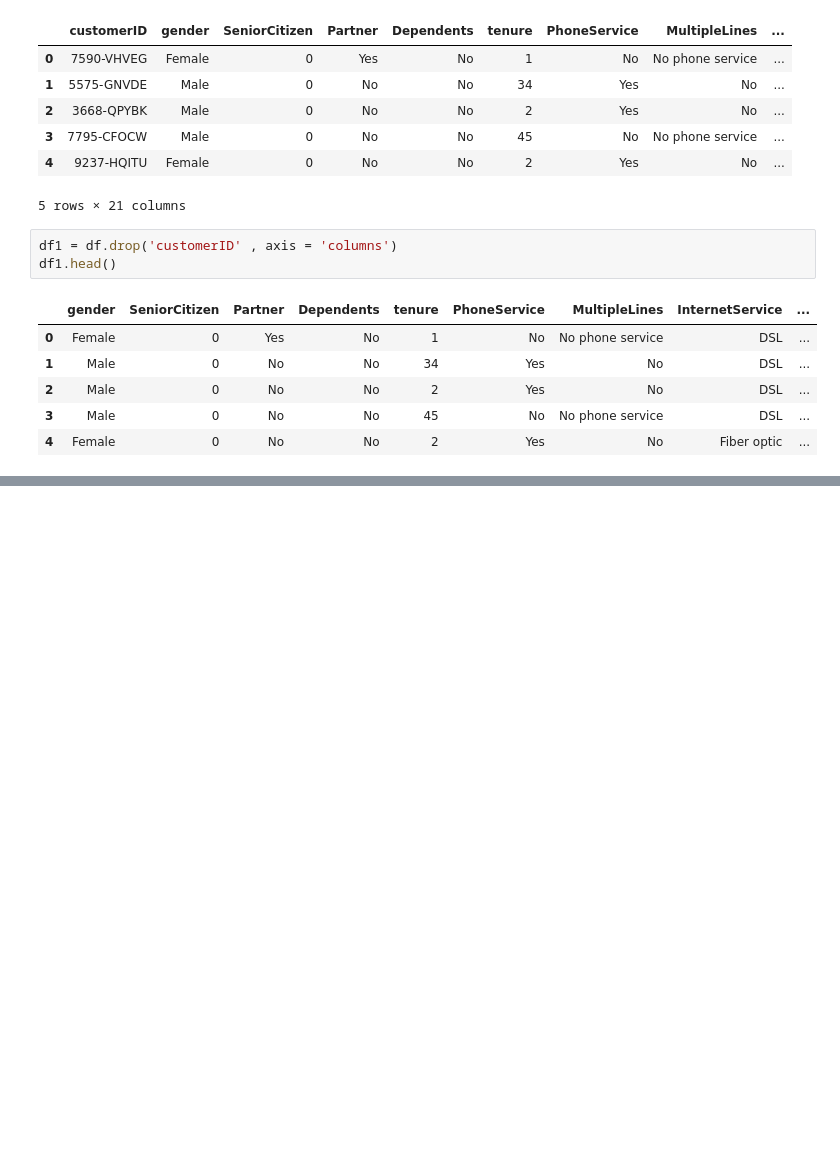
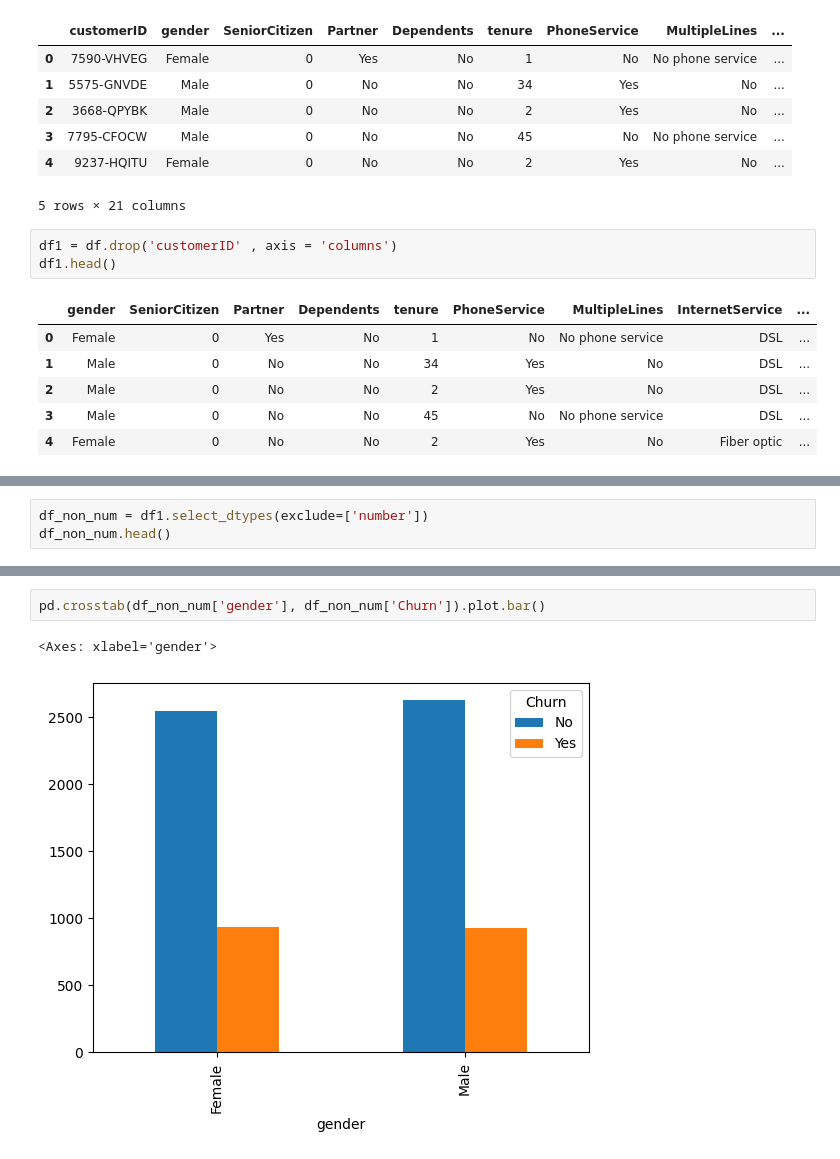
Before and after one commit to bipulshahi/theknowledgeacdemy, a Jupyter notebook: predictive_analysis/tka_predictiveAnalysis_4(KNN).ipynb, the cells around one changed output, grey strips where cells are left out. Drawn from its saved outputs; the diff is of its cells as text; blank space fills up the shorter version.

```diff
--- a/predictive_analysis/tka_predictiveAnalysis_4(KNN).ipynb
+++ b/predictive_analysis/tka_predictiveAnalysis_4(KNN).ipynb
@@ -78,0 +215,3 @@ df1.head()
+# %%
+df_non_num = df1.select_dtypes(exclude=['number'])
+df_non_num.head()
@@ -78,0 +225,5 @@ df1.head()
+# %%
+pd.crosstab(df_non_num['gender'], df_non_num['Churn']).plot.bar()
+# %% [output]
+<Axes: xlabel='gender'>
+[figure, added]
```
Also changed, not shown: parts of 39 cells of this notebook.
